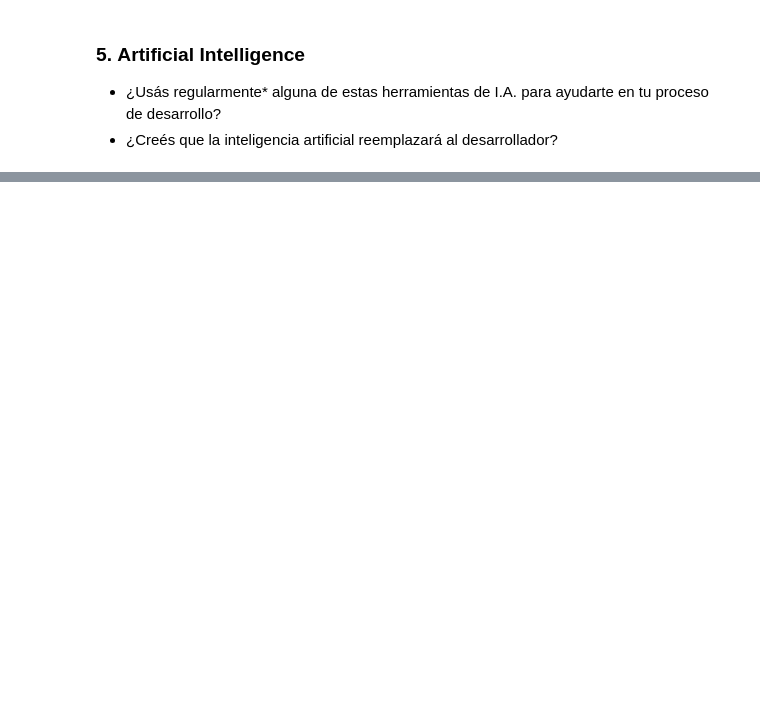
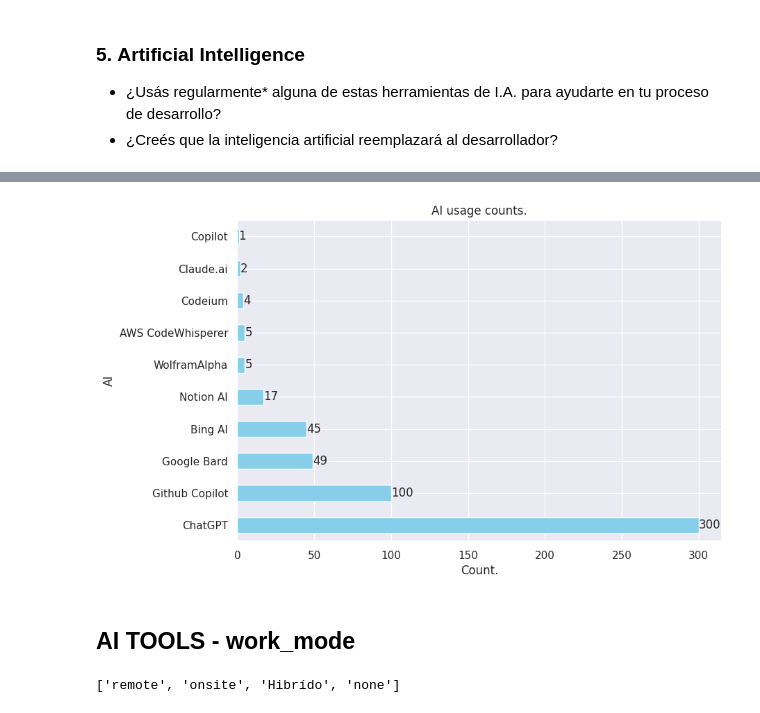
Before and after one commit to TorrezMN/Enc.-Devs-2024-Py, a Jupyter notebook: notebooks/IA.ipynb, the cells around one changed output, grey strips where cells are left out. Drawn from its saved outputs; the diff is of its cells as text; code cells hidden in the pictures; blank space fills up the shorter version.

```diff
--- a/notebooks/IA.ipynb
+++ b/notebooks/IA.ipynb
@@ -53,0 +104,11 @@ Index(['work_mode', 'employment_mode', 'role', 'prog_skills_in_role',
+# %%
+# print uniques in column.
+ai_usage_uniques_df = uniques_count_to_dataframe(
+    get_column_uniques_count(df, "use_AI_tools")
+)
+# %%
+plot_uniques_count(ai_usage_uniques_df, "AI usage counts.", "Count.", "AI")
+# %% [output]
+[figure, added]
+# %% [markdown]
+## AI TOOLS - work_mode
@@ -53,0 +117,4 @@ Index(['work_mode', 'employment_mode', 'role', 'prog_skills_in_role',
+# %%
+get_column_uniques(df, "work_mode")
+# %% [output]
+['remote', 'onsite', 'Hibrído', 'none']
```
Also changed, not shown: parts of 61 cells of this notebook, 5 other files.
